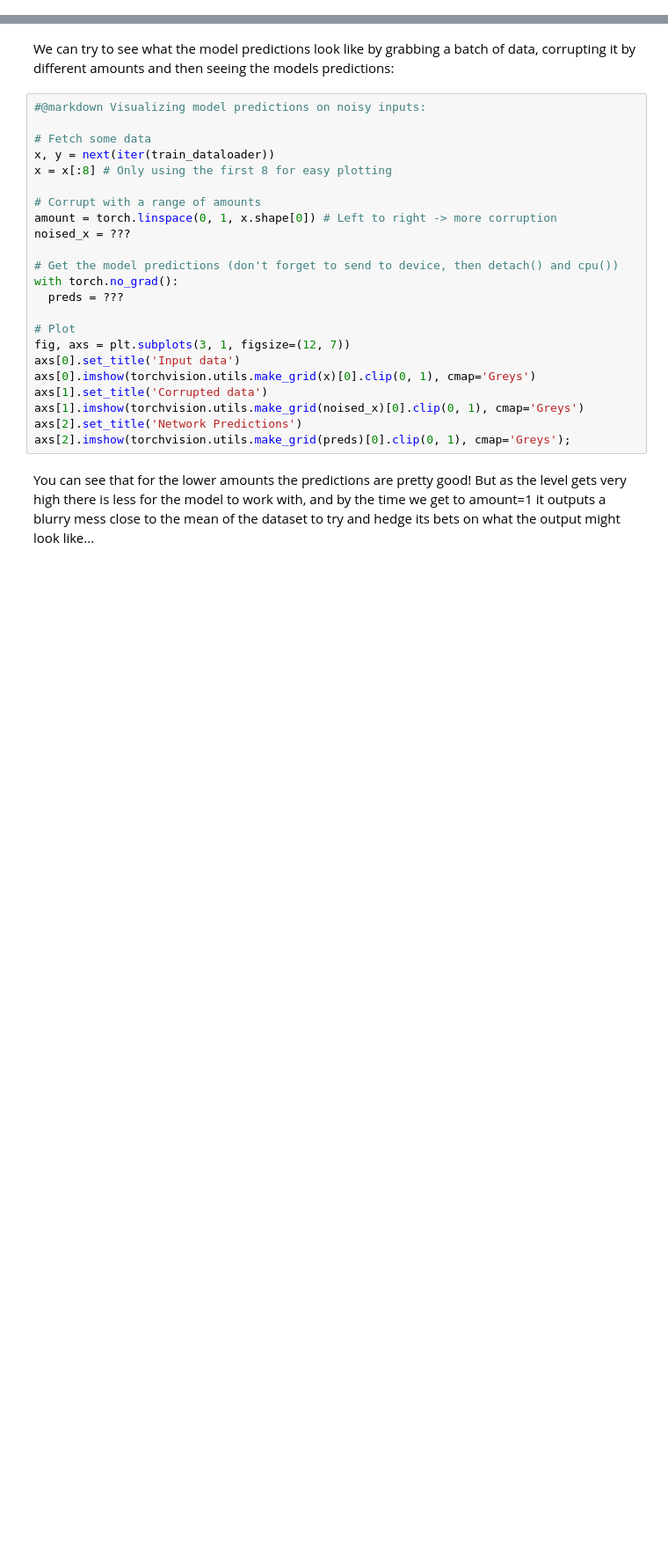
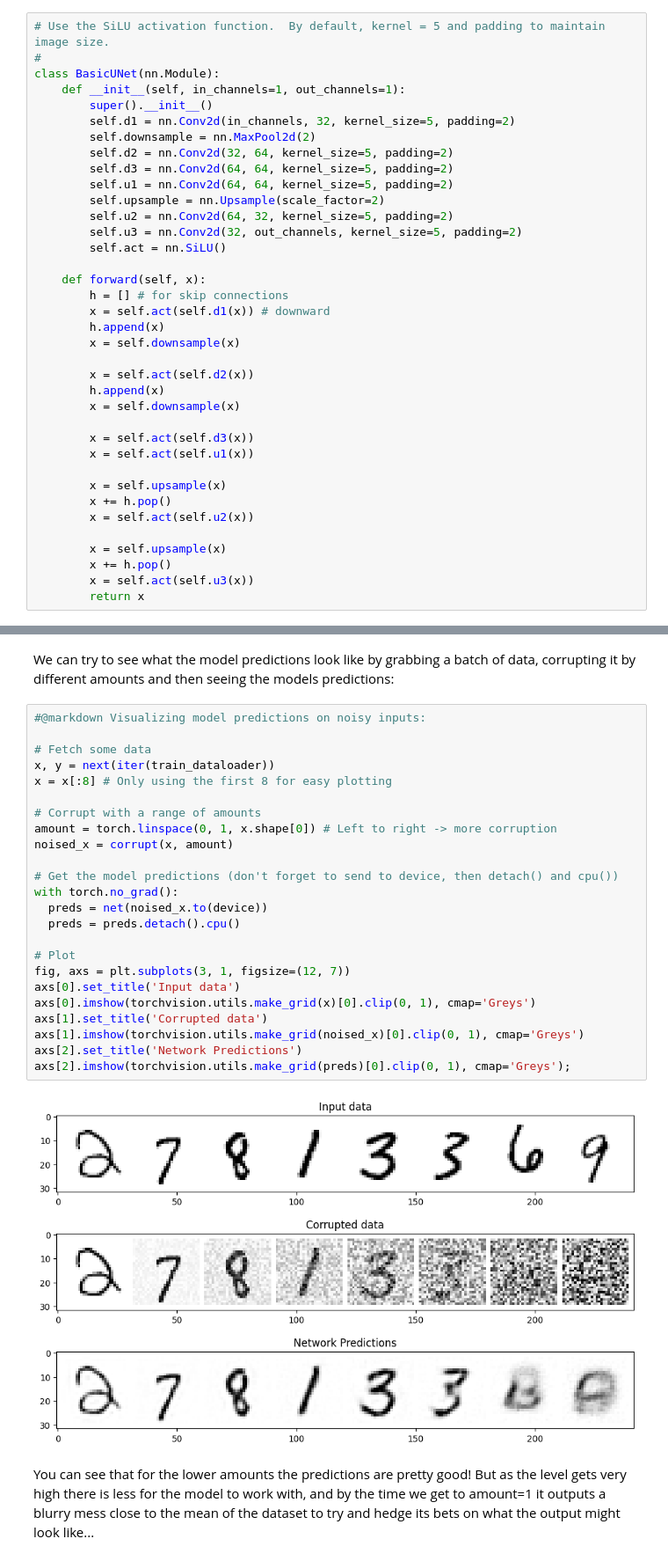
Before and after one commit to AminaManseur29/ensae-dl-2025, a Jupyter notebook: session-6/problem_diffusion.ipynb, the cells around one changed output, grey strips where cells are left out. Shown: that part at 88% size. Saved outputs shown, nothing was run; the diff lists cells and outputs as text; blank space fills up the shorter version.

```diff
--- a/session-6/problem_diffusion.ipynb
+++ b/session-6/problem_diffusion.ipynb
@@ -124,3 +113,40 @@ class BasicUNet(nn.Module):
+# %%
+# Use the SiLU activation function.  By default, kernel = 5 and padding to maintain image size.
+#
+class BasicUNet(nn.Module):
+    def __init__(self, in_channels=1, out_channels=1):
+        super().__init__()
+        self.d1 = nn.Conv2d(in_channels, 32, kernel_size=5, padding=2)
+        self.downsample = nn.MaxPool2d(2)
+        self.d2 = nn.Conv2d(32, 64, kernel_size=5, padding=2)
+        self.d3 = nn.Conv2d(64, 64, kernel_size=5, padding=2)
+        self.u1 = nn.Conv2d(64, 64, kernel_size=5, padding=2)
+        self.upsample = nn.Upsample(scale_factor=2)
+        self.u2 = nn.Conv2d(64, 32, kernel_size=5, padding=2)
+        self.u3 = nn.Conv2d(32, out_channels, kernel_size=5, padding=2)
+        self.act = nn.SiLU()
+
+    def forward(self, x):
+        h = [] # for skip connections
+        x = self.act(self.d1(x)) # downward
+        h.append(x)
+        x = self.downsample(x)
+
+        x = self.act(self.d2(x))
+        h.append(x)
+        x = self.downsample(x)
+
+        x = self.act(self.d3(x))
+        x = self.act(self.u1(x))
+
+        x = self.upsample(x)
+        x += h.pop()
+        x = self.act(self.u2(x))
+
+        x = self.upsample(x)
+        x += h.pop()
+        x = self.act(self.u3(x))
+        return x
 # %% [markdown]
 We can verify that the output shape is the same as the input, as we expect:
 # %%
@@ -222,26 +258,29 @@ We can try to see what the model predictions look like by grabbing a batch of da
 # %%
 #@markdown Visualizing model predictions on noisy inputs:
 
 # Fetch some data
 x, y = next(iter(train_dataloader))
 x = x[:8] # Only using the first 8 for easy plotting
 
 # Corrupt with a range of amounts
 amount = torch.linspace(0, 1, x.shape[0]) # Left to right -> more corruption
-noised_x = ???
+noised_x = corrupt(x, amount)
 
 # Get the model predictions (don't forget to send to device, then detach() and cpu())
 with torch.no_grad():
-  preds = ???
+  preds = net(noised_x.to(device))
+  preds = preds.detach().cpu()
 
 # Plot
 fig, axs = plt.subplots(3, 1, figsize=(12, 7))
 axs[0].set_title('Input data')
 axs[0].imshow(torchvision.utils.make_grid(x)[0].clip(0, 1), cmap='Greys')
 axs[1].set_title('Corrupted data')
 axs[1].imshow(torchvision.utils.make_grid(noised_x)[0].clip(0, 1), cmap='Greys')
 axs[2].set_title('Network Predictions')
 axs[2].imshow(torchvision.utils.make_grid(preds)[0].clip(0, 1), cmap='Greys');
+# %% [output]
+[figure, added]
 # %% [markdown]
 You can see that for the lower amounts the predictions are pretty good! But as the level gets very high there is less for the model to work with, and by the time we get to amount=1 it outputs a blurry mess close to the mean of the dataset to try and hedge its bets on what the output might look like...
 # %% [markdown]
```
Also changed, not shown: parts of 8 cells of this notebook, 1 other file.
